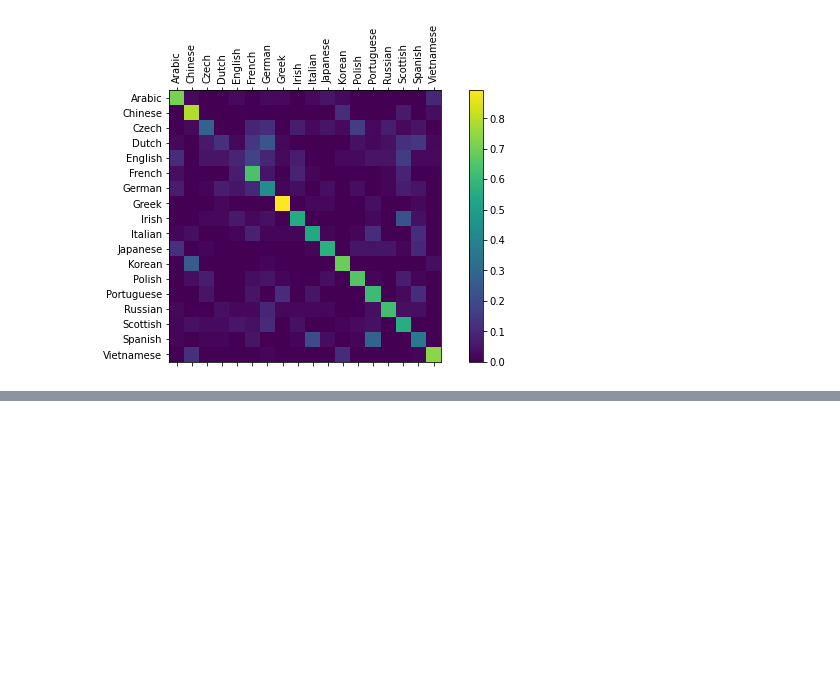
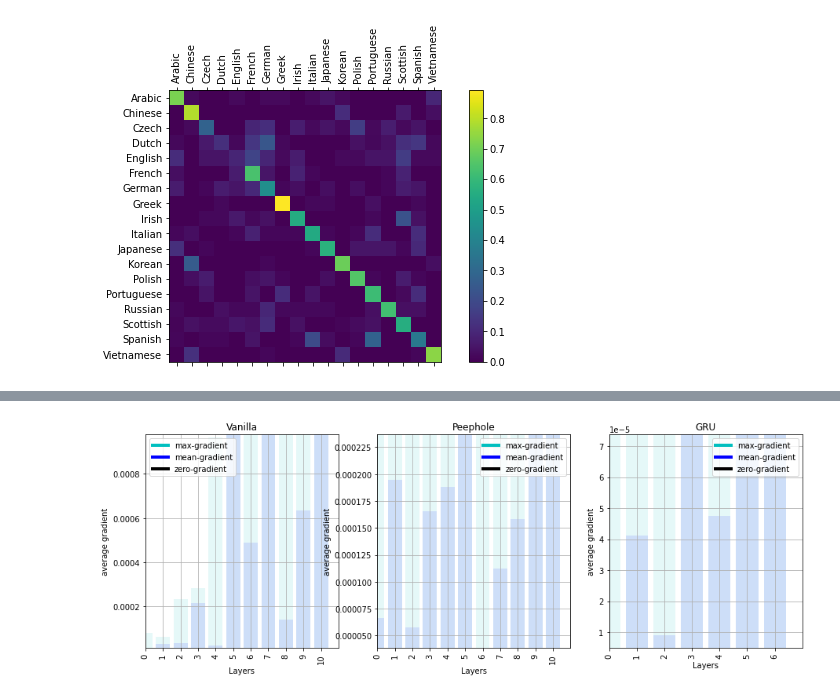
Before and after one commit to hans-elliott99/python-ml, a Jupyter notebook: tutorials/pytorch/rnn-pytorch-implem.ipynb, the cells around one changed output, grey strips where cells are left out. Saved outputs shown, nothing was run; the diff lists cells and outputs as text; code cells hidden in the pictures; blank space fills up the shorter version.

Commit message:
finish lstm and gru from scratch

```diff
--- a/tutorials/pytorch/rnn-pytorch-implem.ipynb
+++ b/tutorials/pytorch/rnn-pytorch-implem.ipynb
@@ -380,9 +434,9 @@ class RNN(nn.Module):
         self.output_size = output_size
         self.activation = activation
 
-        self.i2h = nn.Linear(in_features = input_size + hidden_size,
+        self.h2h = nn.Linear(in_features = input_size + hidden_size,
                             out_features = hidden_size)
-        self.i2o = nn.Linear(in_features = input_size + hidden_size,
+        self.h2o = nn.Linear(in_features = input_size + hidden_size,
                             out_features = output_size)
 
         # reinitialize weights if recalling __init__
@@ -393,8 +447,8 @@ class RNN(nn.Module):
     def forward(self, hidden, input, y=None):
         """Concatenate the inputs with the hidden state and forward pass through the linear layers (+ softmax)."""
         combined = torch.cat((input, hidden), dim=1)
-        hidden_ = self.activation(self.i2h(combined))
-        logits = self.i2o(combined)
+        hidden_ = self.activation(self.h2h(combined))
+        logits = self.h2o(combined)
         probs = torch.softmax(logits, dim=1)
 
         loss = None
@@ -624,0 +988,23 @@ plt.show()
+# %%
+vanilla_lstm = LSTM(input_size=n_letters,
+                    hidden_size=64,
+                    output_size=n_categories,
+                    variant="vanilla")
+vanilla_lstm.init_weights(lam=0.1)
+
+
+peep_lstm = LSTM(input_size=n_letters,
+                 hidden_size=64,
+                 output_size=n_categories,
+                 variant="peephole")
+peep_lstm.init_weights(lam=0.01)
+
+
+gru = GRU(input_size=n_letters,
+          hidden_size=64,
+          output_size=n_categories)
+gru.init_weights(lam=0.1)
+
+print("vanilla params:", vanilla_lstm.n_parameters)
+print("peephole params:", peep_lstm.n_parameters)
+print("gru params:", gru.n_parameters)
@@ -624,0 +1116,16 @@ plt.show()
+# %%
+plt.figure(figsize=(15, 5))
+plt.subplot(131)
+plot_grad_flow_basic(vanilla_lstm.params)
+plt.title("Vanilla")
+
+plt.subplot(132)
+plot_grad_flow_basic(peep_lstm.params)
+plt.title("Peephole")
+
+plt.subplot(133)
+plot_grad_flow_basic(gru.params)
+plt.title("GRU")
+plt.show()
+# %% [output]
+[figure, added]
```
Also changed, not shown: parts of 44 cells of this notebook, 1 other file.
